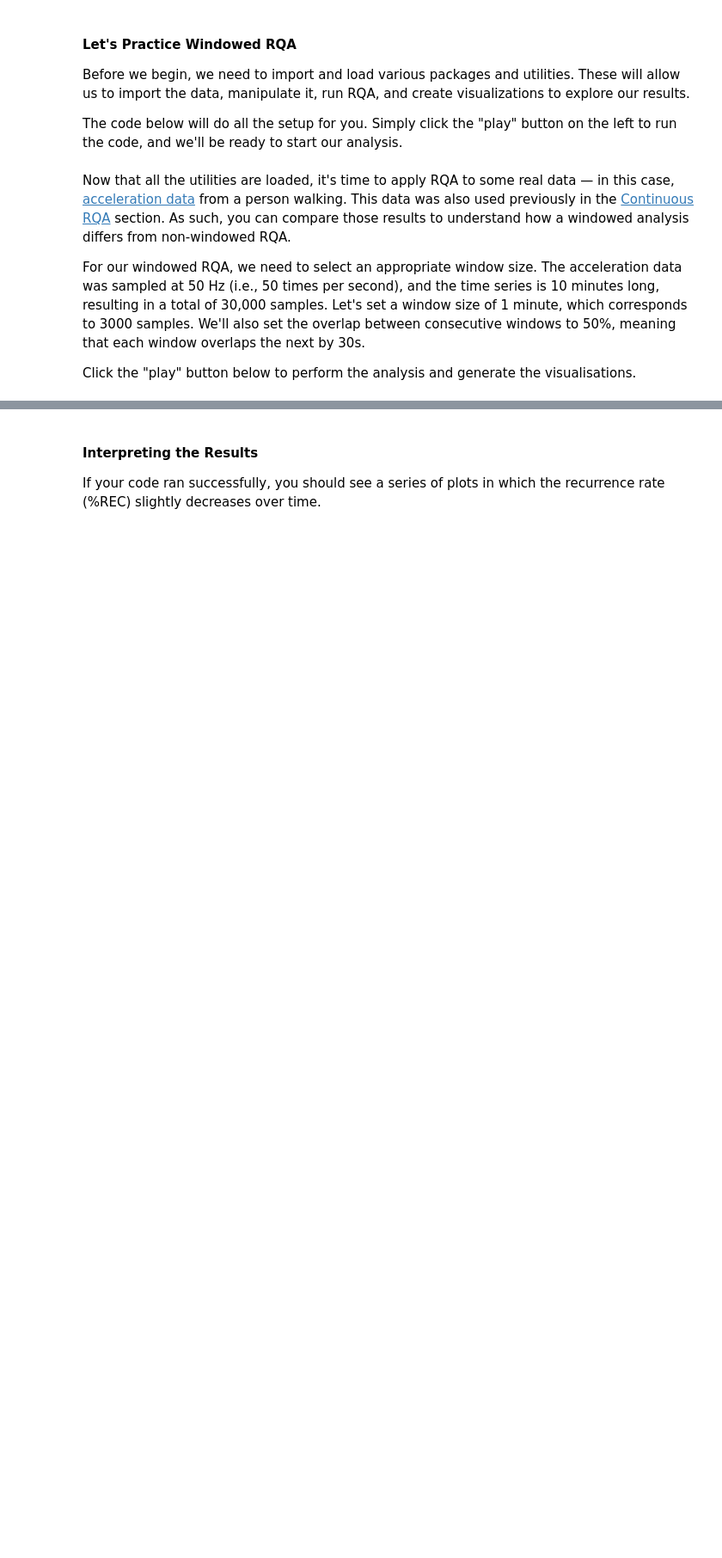
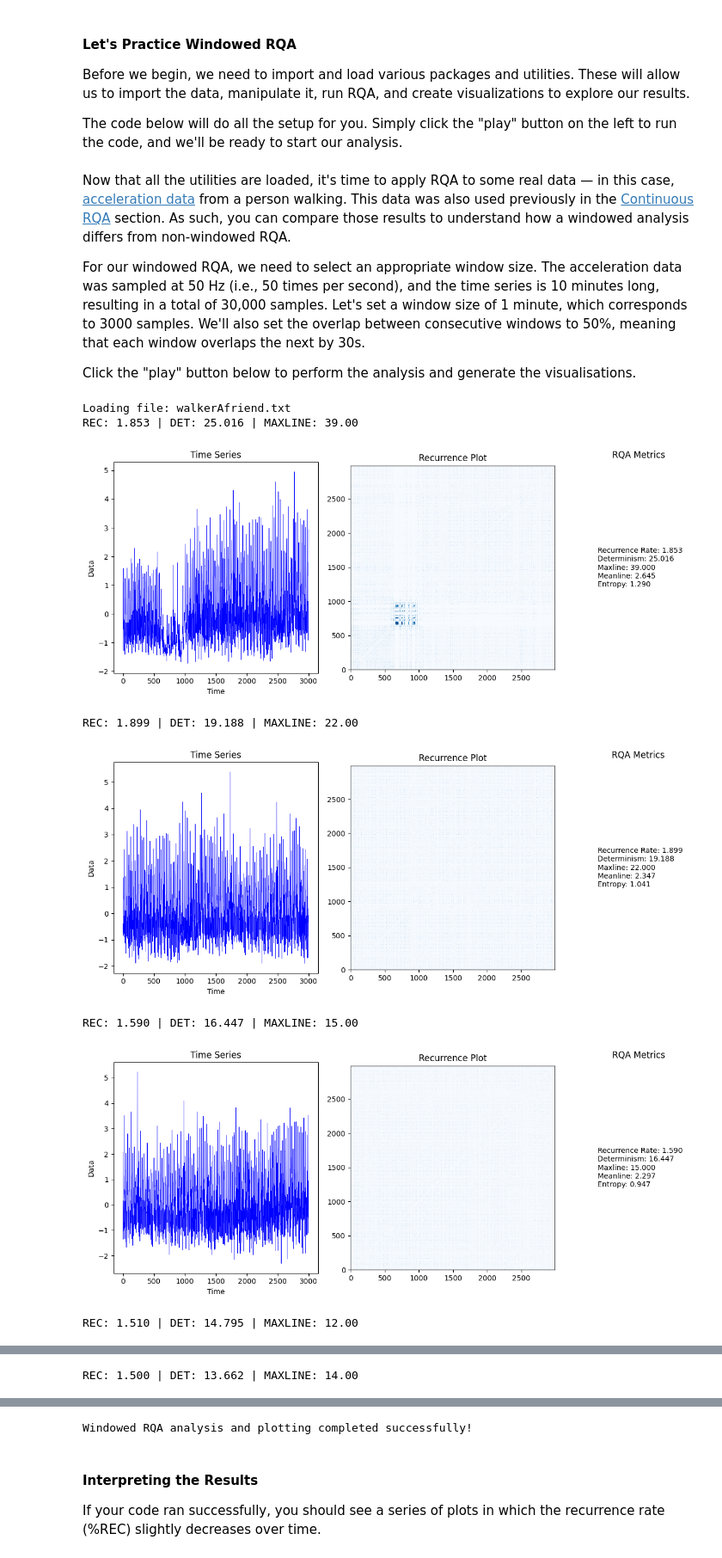
Before and after one commit to xkiwilabs/Linear-NonLinear-TSAnalysis, a Jupyter notebook: rqaWindowed.ipynb, the cells around one changed output, grey strips where cells are left out. Shown at 86% size. Saved outputs shown, nothing was run; the diff lists cells and outputs as text; code cells hidden in the pictures; blank space fills up the shorter version.

```diff
--- a/rqaWindowed.ipynb
+++ b/rqaWindowed.ipynb
@@ -43,11 +43,17 @@ file_path = os.path.join(data_directory, file_name)
 
 # RQA parameters
 rqa_params = {
-    'delay': 4,
-    'embedding_dimension': 3,
-    'radius': 0.3,
-    'minLine': 2,
-    'getRP': True
+    'norm': 2,
+    'eDim': 3,
+    'tLag': 4,
+    'rescaleNorm': 1,
+    'radius': 0.2,
+    'tw': 2,
+    'minl': 2,
+    'doPlots': False,
+    'plotMode': 'recurrence',
+    'phaseSpace': False,
+    'doStatsFile': False
 }
 
 # Windowed analysis parameters
@@ -65,41 +71,46 @@ if os.path.exists(file_path):
     data = pd.read_csv(file_path, header=None)
 
     # Assume the data is a single unnamed column
     continuous_data = data.iloc[:, 0].to_frame()
 
     # Interpolate any missing data that might be present in the file
     continuous_data = interpolate_missing_data(continuous_data)
 
     # Apply a filter to the data
     continuous_data = filter_data(continuous_data)
 
-    # Normalise the data by using a z-score
-    continuous_data = (continuous_data - continuous_data.mean()) / continuous_data.std()
-
     # Perform windowed RQA
     num_samples = len(continuous_data)
     for start in range(0, num_samples - window_size_samples + 1, step_size):
         end = start + window_size_samples
         window_data = continuous_data[start:end]
 
         # Perform RQA using perform_rqa function from rqa_utils
-        rqa_results, rp_results = perform_rqa(window_data, **rqa_params)
+        rqa_results, rp_results = perform_rqa(window_data, rqa_params)
 
         # Print RQA results
         # Create RQA metrics dictionary
         for column, result in rqa_results.items():
             rqa_metrics = {
-                'Recurrence Rate': result.recurrence_rate,
-                'Determinism': result.determinism,
-                'Maxline': result.longest_diagonal_line,
-                'Meanline': result.average_diagonal_line,
-                'Entropy': result.entropy_diagonal_lines,
-                'Laminarity': result.laminarity,
+             'Recurrence Rate': rqa_results.get('perc_recur'),
+             'Determinism': rqa_results.get('perc_determ'),
+             'Maxline': rqa_results.get('maxl_found'),
+             'Meanline': rqa_results.get('llmnsd')[0],
+             'Entropy': rqa_results.get('entropy')[0],
             }
 
         # Plot time series and recurrence plot side-by-side
-        plot_ts_and_rqa(window_data[0].values, rp_results[0].recurrence_matrix, rqa_metrics, save_image, f'images/rqa/{file_name}_window_{start}_to_{end}_combined_plot.png')
+        plot_ts_and_rqa(window_data[0].values, rp_results, rqa_metrics, save_image, f'images/rqa/{file_name}_window_{start}_to_{end}_combined_plot.png')
 
     print('Windowed RQA analysis and plotting completed successfully!')
 else:
     print(f'File {file_name} not found in directory {data_directory}')
+# %% [output]
+Loading file: walkerAfriend.txt
+REC: 1.853 | DET: 25.016 | MAXLINE: 39.00
+[figure, added]
+REC: 1.899 | DET: 19.188 | MAXLINE: 22.00
+[figure, added]
+REC: 1.590 | DET: 16.447 | MAXLINE: 15.00
+[figure, added]
+REC: 1.510 | DET: 14.795 | MAXLINE: 12.00
@@ -105,0 +118 @@ else:
+REC: 1.500 | DET: 13.662 | MAXLINE: 14.00
@@ -106,3 +120,4 @@ else:
+Windowed RQA analysis and plotting completed successfully!
 # %% [markdown]
 #### Interpreting the Results
 
```
Also changed, not shown: parts of 2 cells of this notebook, 18 other files.
